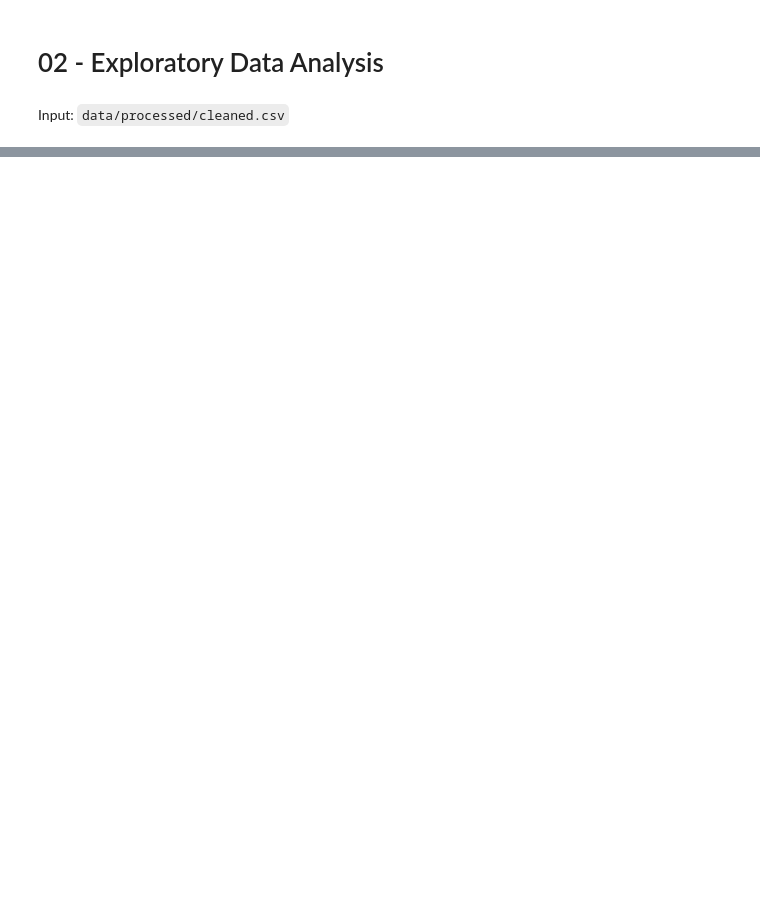
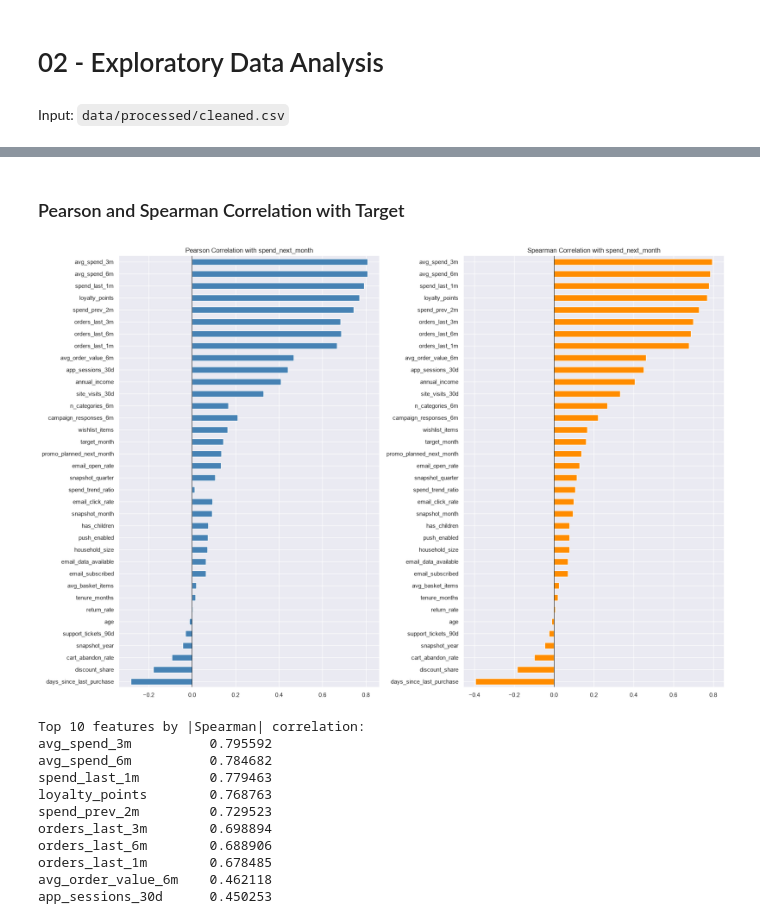
Before and after one commit to arkadeycns/cosmo, a Jupyter notebook: 02_eda.ipynb, the cells around one changed output, grey strips where cells are left out. Saved outputs shown, nothing was run; the diff lists cells and outputs as text; code cells hidden in the pictures; blank space fills up the shorter version.

```diff
--- a/02_eda.ipynb
+++ b/02_eda.ipynb
@@ -97,0 +230,37 @@ plt.show()
+# %% [markdown]
+### Pearson and Spearman Correlation with Target
+# %%
+numeric_df = df.select_dtypes(include='number').drop(columns=['spend_next_month'])
+
+pearson  = numeric_df.corrwith(df['spend_next_month'], method='pearson').rename('Pearson')
+spearman = numeric_df.corrwith(df['spend_next_month'], method='spearman').rename('Spearman')
+corr_comparison = pd.concat([pearson, spearman], axis=1).sort_values('Spearman')
+
+fig, axes = plt.subplots(1, 2, figsize=(18, 12))
+
+corr_comparison['Pearson'].plot(kind='barh', ax=axes[0], color='steelblue')
+axes[0].set_title('Pearson Correlation with spend_next_month')
+axes[0].axvline(0, color='black', linewidth=0.8)
+
+corr_comparison['Spearman'].plot(kind='barh', ax=axes[1], color='darkorange')
+axes[1].set_title('Spearman Correlation with spend_next_month')
+axes[1].axvline(0, color='black', linewidth=0.8)
+
+plt.tight_layout()
+plt.show()
+
+print("Top 10 features by |Spearman| correlation:")
+print(corr_comparison['Spearman'].abs().sort_values(ascending=False).head(10).to_string())
+# %% [output]
+[figure, added]
+Top 10 features by |Spearman| correlation:
+avg_spend_3m          0.795592
+avg_spend_6m          0.784682
+spend_last_1m         0.779463
+loyalty_points        0.768763
+spend_prev_2m         0.729523
+orders_last_3m        0.698894
+orders_last_6m        0.688906
+orders_last_1m        0.678485
+avg_order_value_6m    0.462118
+app_sessions_30d      0.450253
```
Also changed, not shown: parts of 40 cells of this notebook.
